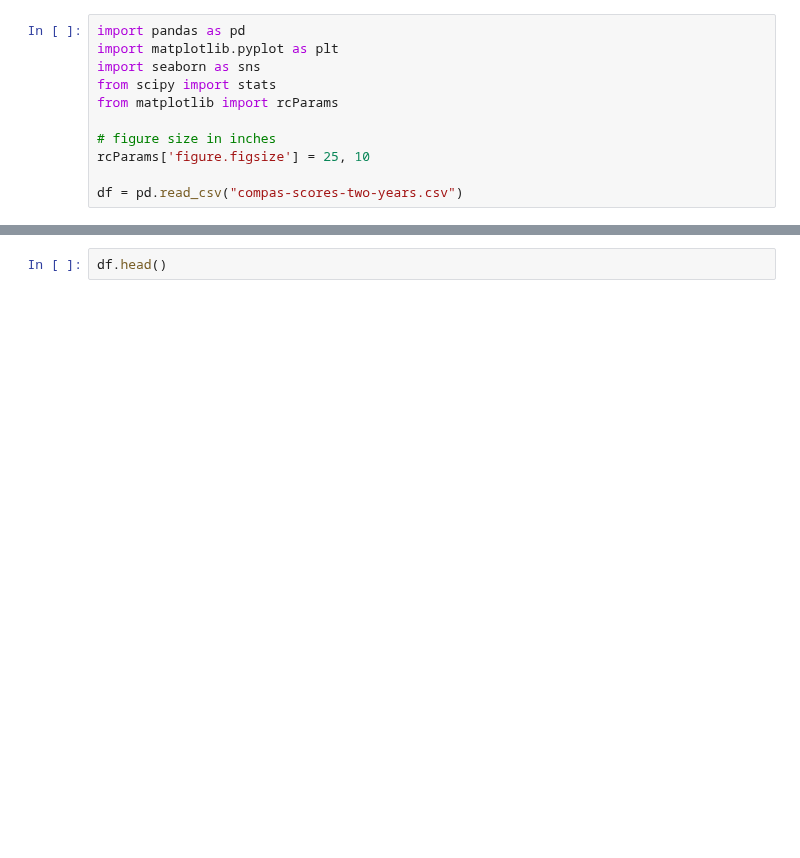
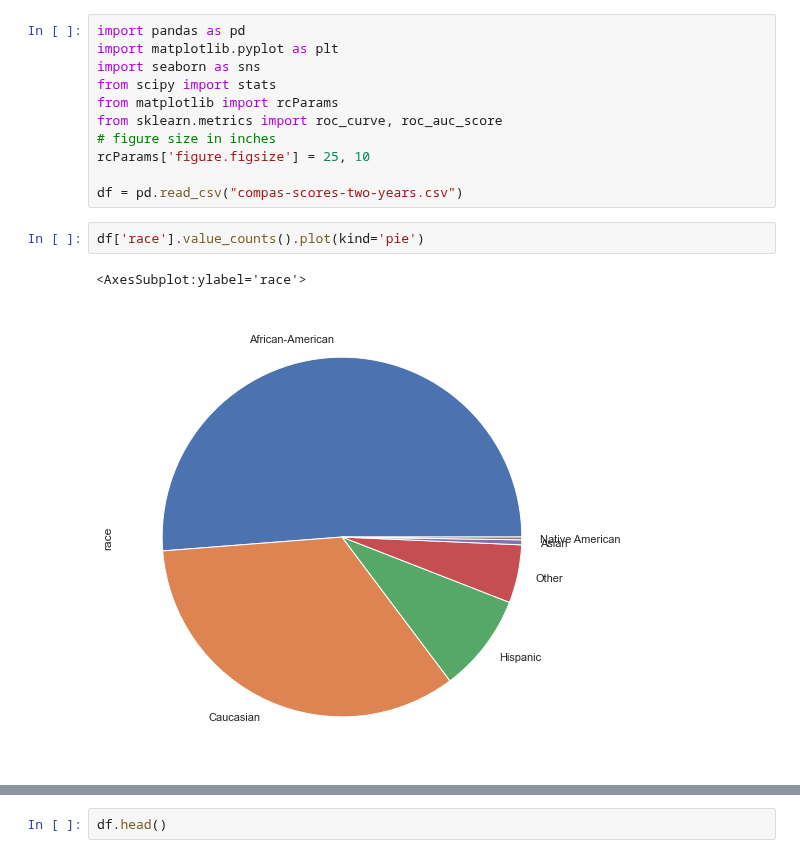
Before and after one commit to Ahmads405/ECE143Group1Project, a Jupyter notebook: Compas Analysis Ahmad.ipynb, the cells around one changed output, grey strips where cells are left out. Drawn from its saved outputs; the diff is of its cells as text; blank space fills up the shorter version.

Commit message:
Updated Final
Updated final with my plots

```diff
--- a/Compas Analysis Ahmad.ipynb
+++ b/Compas Analysis Ahmad.ipynb
@@ -4,8 +4,13 @@ import matplotlib.pyplot as plt
 import seaborn as sns
 from scipy import stats
 from matplotlib import rcParams
-
+from sklearn.metrics import roc_curve, roc_auc_score
 # figure size in inches
 rcParams['figure.figsize'] = 25, 10
 
 df = pd.read_csv("compas-scores-two-years.csv")
+# %%
+df['race'].value_counts().plot(kind='pie')
+# %% [output]
+<AxesSubplot:ylabel='race'>
+[figure, added]
```
Also changed, not shown: parts of 4 cells of this notebook, 1 other file.
